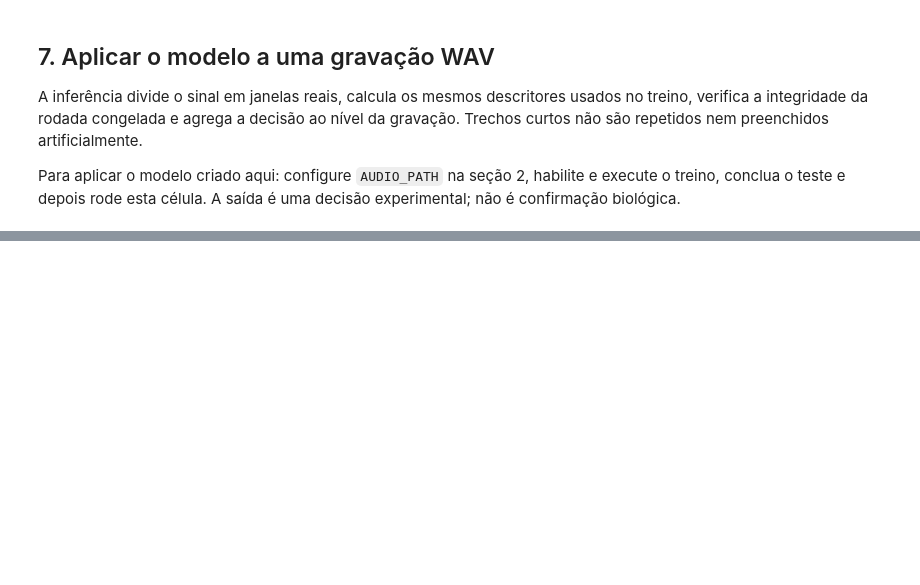
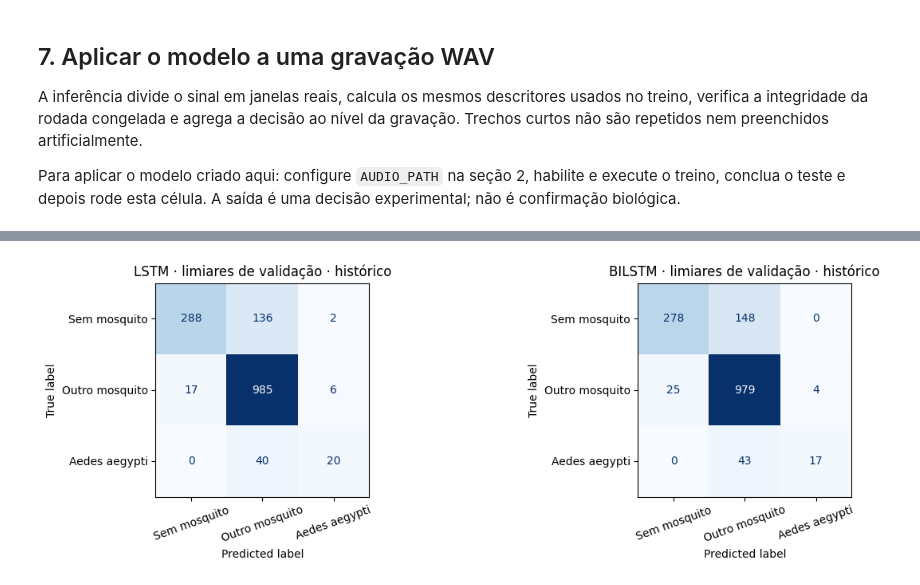
Before and after one commit to Lciarallo/mosquito-wingbeat, a Jupyter notebook: notebooks/detector_ternario_treinamento_teste_aplicacao.ipynb, the cells around one changed output, grey strips where cells are left out. Drawn from its saved outputs; the diff is of its cells as text; code cells hidden in the pictures; blank space fills up the shorter version.

```diff
--- a/notebooks/detector_ternario_treinamento_teste_aplicacao.ipynb
+++ b/notebooks/detector_ternario_treinamento_teste_aplicacao.ipynb
@@ -242,0 +417,13 @@ else:
+# %%
+fig, axes = plt.subplots(1, 2, figsize=(13, 4))
+for name, axis in zip(["lstm", "bilstm"], axes):
+    score = next(row for row in NEURAL_REFERENCE["metrics"]["neural_models"]
+                 if row["model"] == name and row["decision"] == "calibrated")
+    ConfusionMatrixDisplay(np.asarray(score["confusion_matrix_raw"]), display_labels=labels).plot(
+        ax=axis, cmap="Blues", values_format="d", colorbar=False)
+    axis.set_title(f"{name.upper()} · limiares de validação · histórico")
+    axis.tick_params(axis="x", rotation=20)
+plt.tight_layout()
+plt.show()
+# %% [output]
+[figure, added]
```
Also changed, not shown: parts of 27 cells of this notebook, 11 other files.
